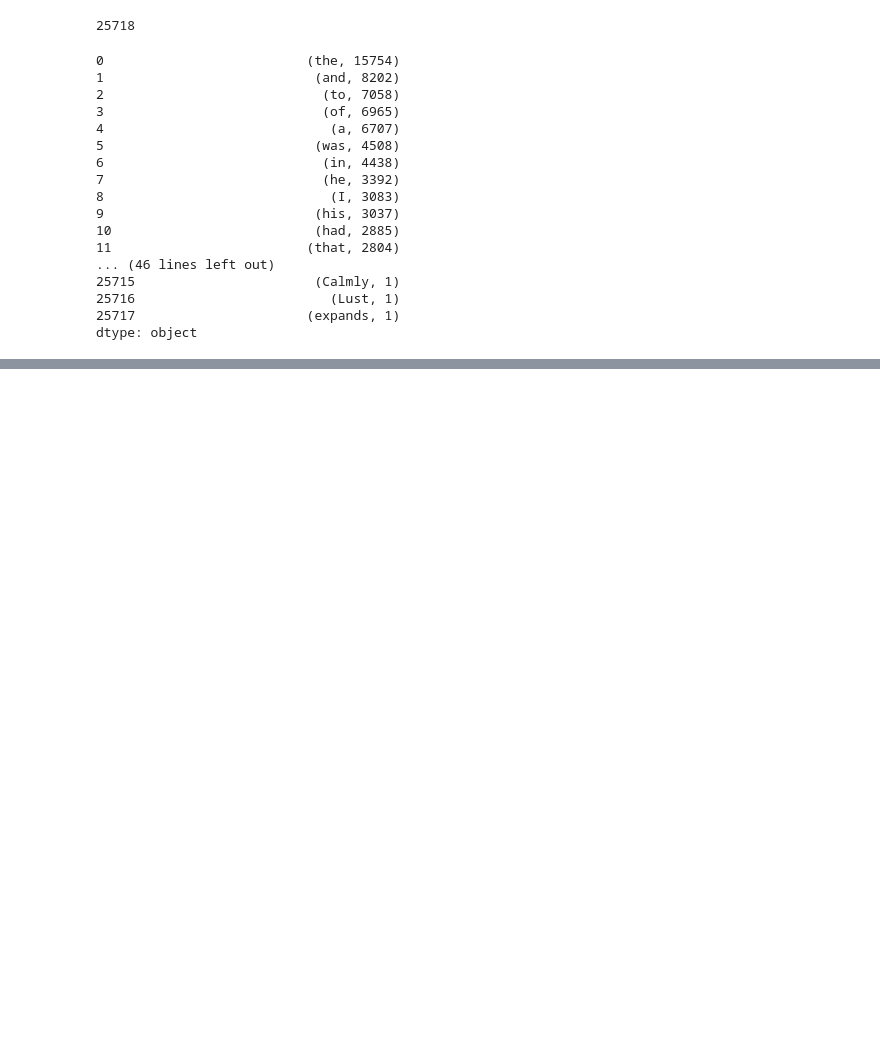
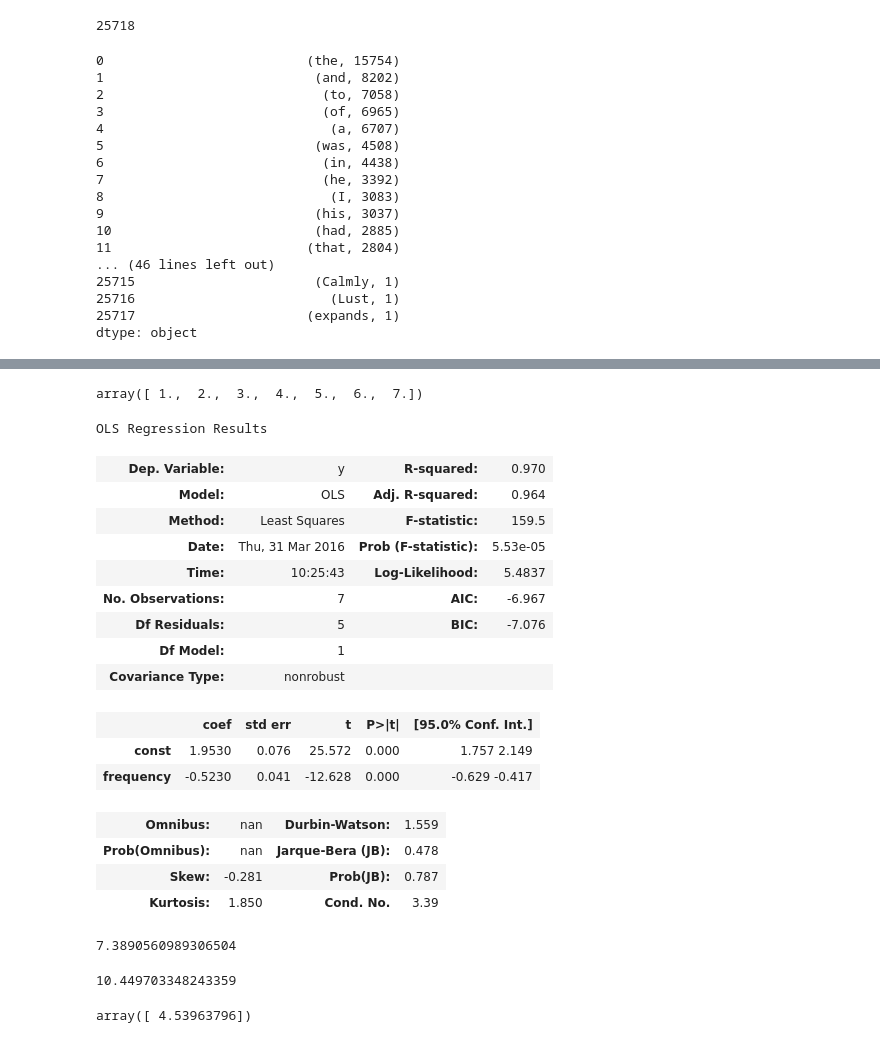
Before and after one commit to ThomasProctor/ImprovedFlesch, a Jupyter notebook: BrownCorpusToFlesch.ipynb, the cells around one changed output, grey strips where cells are left out. Drawn from its saved outputs; the diff is of its cells as text; code cells hidden in the pictures; blank space fills up the shorter version.

```diff
--- a/BrownCorpusToFlesch.ipynb
+++ b/BrownCorpusToFlesch.ipynb
@@ -385,0 +537,42 @@ dtype: object
+# %%
+sylmean[:,0]
+# %% [output]
+array([ 1.,  2.,  3.,  4.,  5.,  6.,  7.])
+# %%
+sylmean_ser=pd.Series(index=sylmean[:,0],data=sylmean[:,1])
+# %%
+sylmean_ser.name='frequency'
+# %%
+olsmodel=sm.OLS(np.log(sylmean_ser.index.values),sm.add_constant(np.log(sylmean_ser)))
+olsfit=olsmodel.fit()
+olsfit.summary()
+# %% [output]
+OLS Regression Results
+| Dep. Variable: | y | R-squared: | 0.970 |
+| Model: | OLS | Adj. R-squared: | 0.964 |
+| Method: | Least Squares | F-statistic: | 159.5 |
+| Date: | Thu, 31 Mar 2016 | Prob (F-statistic): | 5.53e-05 |
+| Time: | 10:25:43 | Log-Likelihood: | 5.4837 |
+| No. Observations: | 7 | AIC: | -6.967 |
+| Df Residuals: | 5 | BIC: | -7.076 |
+| Df Model: | 1 |  |  |
+| Covariance Type: | nonrobust |  |  |
+|  | coef | std err | t | P>|t| | [95.0% Conf. Int.] |
+| const | 1.9530 | 0.076 | 25.572 | 0.000 | 1.757 2.149 |
+| frequency | -0.5230 | 0.041 | -12.628 | 0.000 | -0.629 -0.417 |
+| Omnibus: | nan | Durbin-Watson: | 1.559 |
+| Prob(Omnibus): | nan | Jarque-Bera (JB): | 0.478 |
+| Skew: | -0.281 | Prob(JB): | 0.787 |
+| Kurtosis: | 1.850 | Cond. No. | 3.39 |
+# %%
+np.exp(2)
+# %% [output]
+7.3890560989306504
+# %%
+np.exp(2)/np.sqrt(0.5)
+# %% [output]
+10.449703348243359
+# %%
+np.exp(olsfit.predict([1,1]))
+# %% [output]
+array([ 4.53963796])
```
Also changed, not shown: parts of 26 cells of this notebook, 1 other file.
